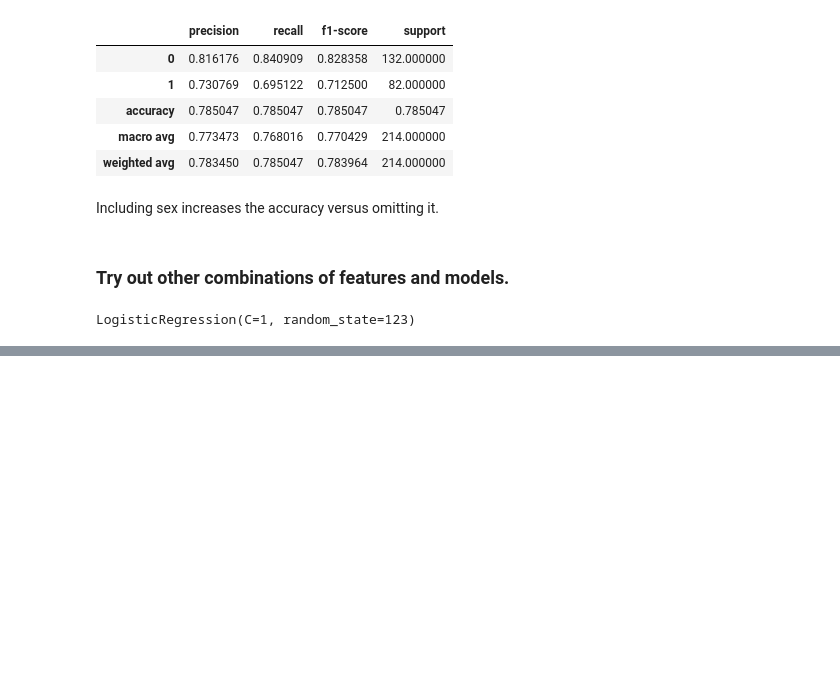
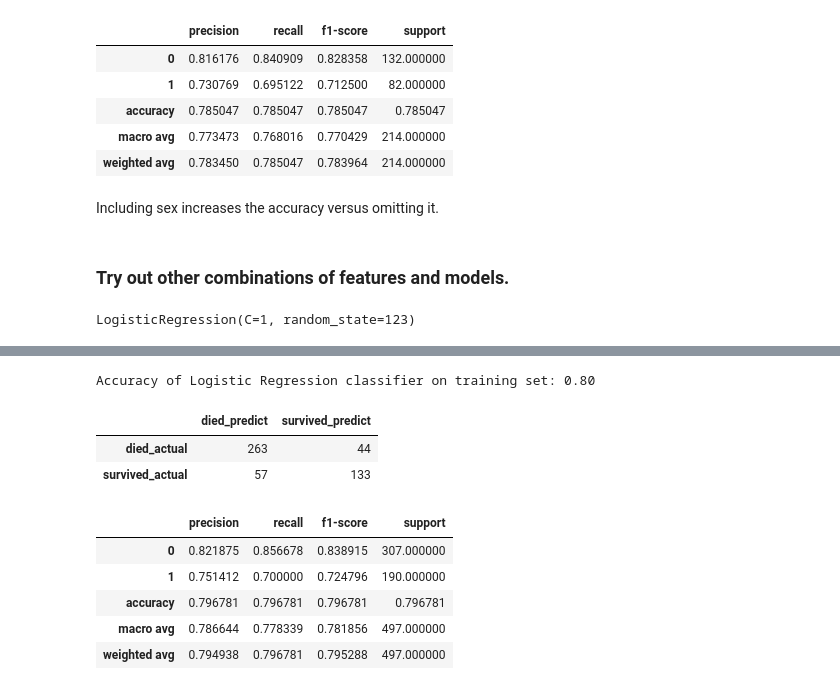
Before and after one commit to malachi-hale/classification-exercises, a Jupyter notebook: model.ipynb, the cells around one changed output, grey strips where cells are left out. Cells and saved outputs as stored; diff of their text form; code cells hidden in the pictures; blank space fills up the shorter version.

Commit message:
logistic regression exercises

```diff
--- a/model.ipynb
+++ b/model.ipynb
@@ -1540,0 +1348,2 @@ LogisticRegression(C=1, random_state=123)
+# %%
+y_pred_train_3 = logit3.predict(X_train_3)
@@ -1540,0 +1356,5 @@ LogisticRegression(C=1, random_state=123)
+# %%
+print('Accuracy of Logistic Regression classifier on training set: {:.2f}'
+     .format(logit3.score(X_train_3, y_train)))
+# %% [output]
+Accuracy of Logistic Regression classifier on training set: 0.80
@@ -1540,0 +1365,17 @@ LogisticRegression(C=1, random_state=123)
+# %%
+df_confusion_matrix_3
+# %% [output]
+|  | died_predict | survived_predict |
+| died_actual | 263 | 44 |
+| survived_actual | 57 | 133 |
+# %%
+df_classification_report_train_3 = pd.DataFrame(classification_report(y_train, y_pred_train_3, output_dict = True)).T
+# %%
+df_classification_report_train_3
+# %% [output]
+|  | precision | recall | f1-score | support |
+| 0 | 0.821875 | 0.856678 | 0.838915 | 307.000000 |
+| 1 | 0.751412 | 0.700000 | 0.724796 | 190.000000 |
+| accuracy | 0.796781 | 0.796781 | 0.796781 | 0.796781 |
+| macro avg | 0.786644 | 0.778339 | 0.781856 | 497.000000 |
+| weighted avg | 0.794938 | 0.796781 | 0.795288 | 497.000000 |
```
Also changed, not shown: parts of 62 cells of this notebook, 1 other file.
